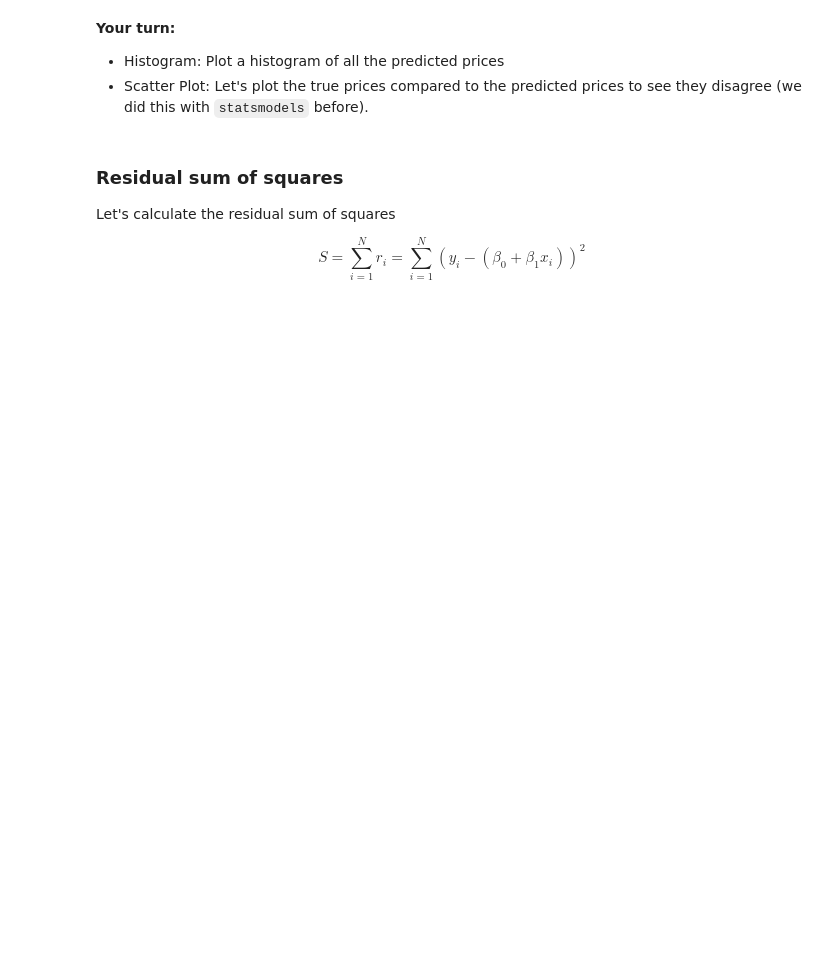
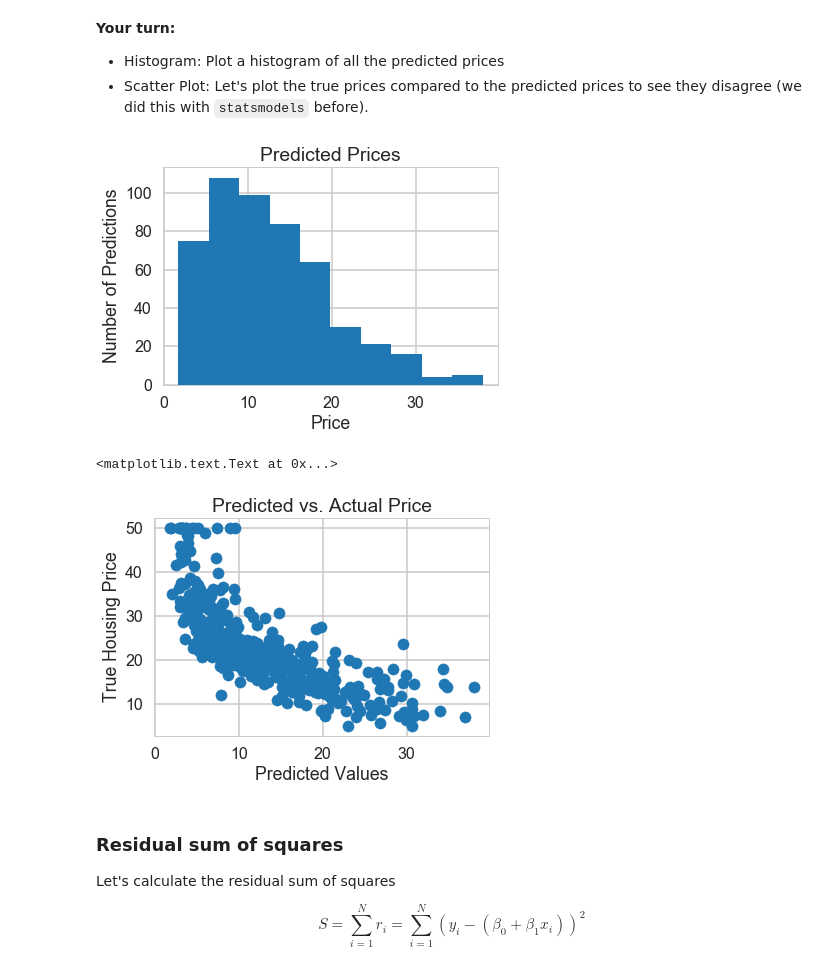
Before and after one commit to nimbleltd/Mini_Project_Linear_Regression, a Jupyter notebook: Mini_Project_Linear_Regression.ipynb, the cells around one changed output. Cells and saved outputs as stored; diff of their text form; code cells hidden in the pictures; blank space fills up the shorter version.

```diff
--- a/Mini_Project_Linear_Regression.ipynb
+++ b/Mini_Project_Linear_Regression.ipynb
@@ -424,10 +424,9 @@ The `lm.fit()` function estimates the coefficients the linear regression using l
 # Use all 13 predictors to fit linear regression model
 
 # example of how to extimate coefficients using predictor "PRICE" -> 'lm.fit(X, bos.PRICE)'
-# each predictor stored in list 'predictors'
-predictors = ['CRIM', 'ZN', 'INDUS', 'CHAS', 'NOX', 'RM', 'AGE', 'DIS', 'RAD', 'TAX', 'PTRATIO', 'B', 'LSTAT']
-
-# Using for loop print the results of each fit function
+# variable predictors assigned to X.columns (all 13 predictors)
+predictors = X.columns
+# Using for loop to print the results of each fit function
 for predictor in predictors:
     each_predictor = lm.fit(X, getattr(bos,predictor))
     print "Using predictor " + predictor+": \n" + "  ->" + str(each_predictor) + "\n"
@@ -486,3 +521,22 @@ lm.predict(X)[0:5]
+# %%
+# your turn
+# Histogram of PRedicted Prices
+plt.hist(lm.predict(X))
+plt.title("Predicted Prices")
+plt.xlabel("Price")
+plt.ylabel("Number of Predictions")
+plt.show()
+
+
+#your turn: scatter plot between *m.fittedvalues* and *PRICE*
+plt.scatter(lm.predict(X), bos.PRICE)
+plt.xlabel("Predicted Values")
+plt.ylabel("True Housing Price")
+plt.title("Predicted vs. Actual Price")
+# %% [output]
+[figure, added]
+<matplotlib.text.Text at 0x...>
+[figure, added]
 # %% [markdown]
 ### Residual sum of squares
 
```
Also changed, not shown: parts of 6 cells of this notebook.
